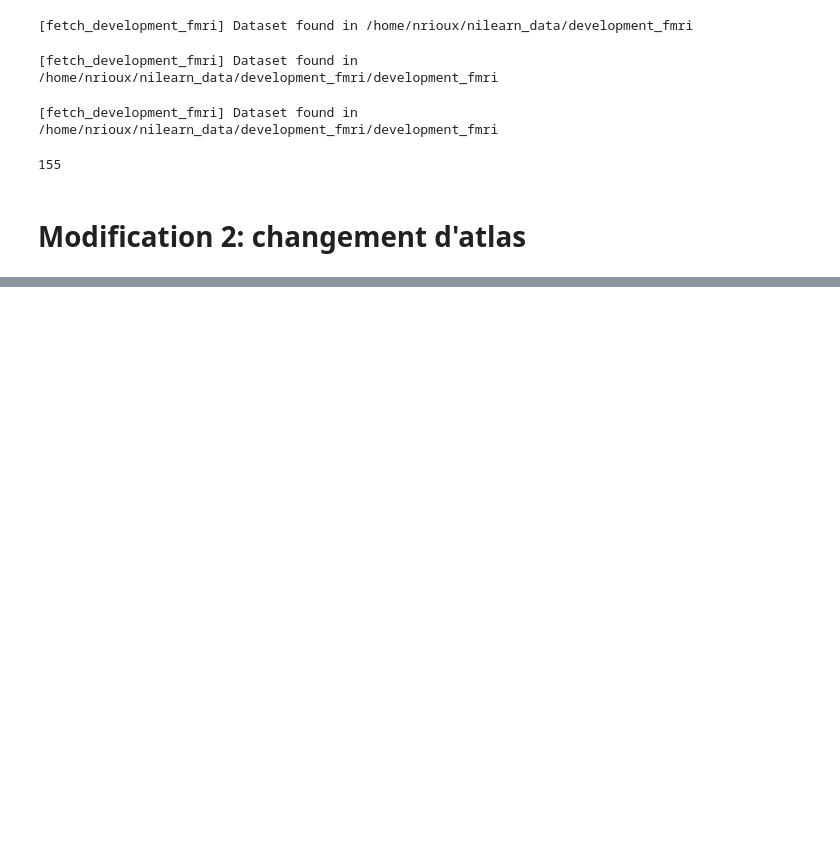
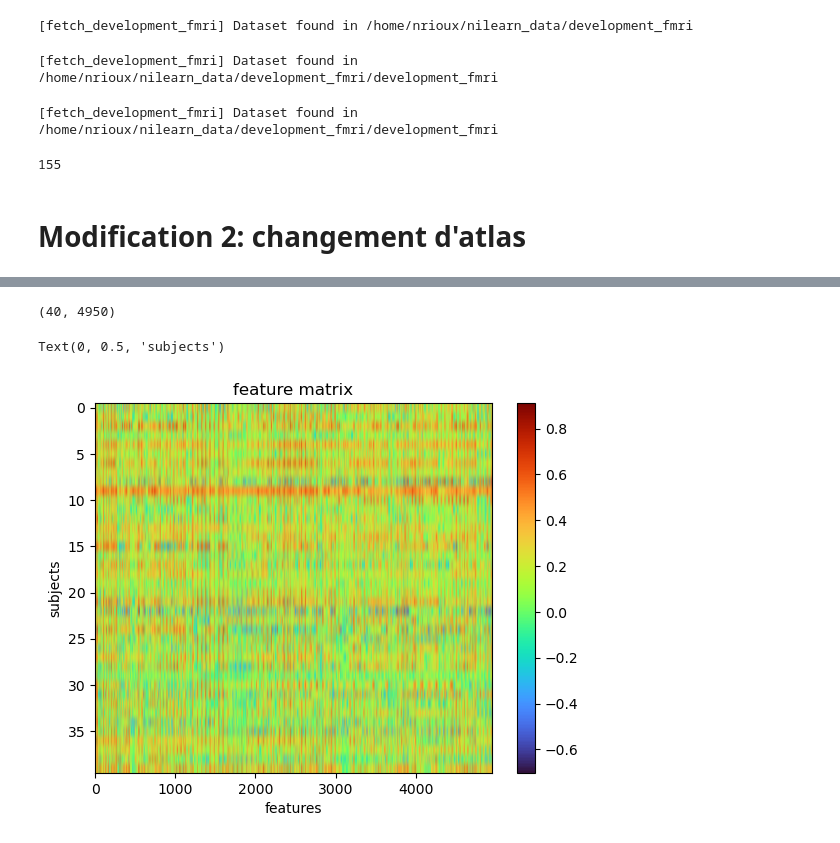
Before and after one commit to psy3019-6973-2026/Naomie_Unveiling_children_ToM_with_rsfmri, a Jupyter notebook: Rioux_recreation_ToM.ipynb, the cells around one changed output, grey strips where cells are left out. Cells and saved outputs as stored; diff of their text form; code cells hidden in the pictures; blank space fills up the shorter version.

Commit message:
Trop grand nombre de participants - réduction à  40 sujets

```diff
--- a/Rioux_recreation_ToM.ipynb
+++ b/Rioux_recreation_ToM.ipynb
@@ -93,7 +106,7 @@ len(data.func)
 # %%
 from nilearn import datasets
 
-parcellations = datasets.fetch_atlas_schaefer_2018()
+parcellations = datasets.fetch_atlas_schaefer_2018(n_rois=100)
 atlas_filename = parcellations.maps
 
 #masker = NiftiLabelsMasker(labels_img = atlas_filename,
@@ -108,4 +121,5 @@ masker = NiftiLabelsMasker(labels_img=atlas_filename,
 
 correlation_measure = ConnectivityMeasure(kind='correlation',
                       vectorize=True,
-                      discard_diagonal=True)
+                      discard_diagonal=True,
+                      standardize='zscore_sample')
@@ -112,16 +127,0 @@ correlation_measure = ConnectivityMeasure(kind='correlation',
-# %%
-# Create the correlation matrix for all children
-all_features = []
-
-for i,sub in enumerate(data.func):
-  if i > 32:
-    # Extract the timeseries from the ROIs in the atlas
-    time_series = masker.fit_transform(sub, confounds = data.confounds[i])
-    # Create a correlation matrix
-    correlation_matrix = correlation_measure.fit_transform([time_series])[0]
-    # Add to the list
-    all_features.append(correlation_matrix)
-    # Kepp track of the progress
-    print('finished %s of %s'%((i+1),len(data.func)))
-  else:
-    continue
@@ -131,0 +128,16 @@ X_features.shape
+# %%
+# Create the correlation matrix for all children
+all_features = []
+
+for i,sub in enumerate(data.func):
+  if i > 32 and i < 73:  # 40 enfants seulement (sujets 33 à 82)
+    # Extract the timeseries from the ROIs in the atlas
+    time_series = masker.fit_transform(sub, confounds = data.confounds[i])
+    # Create a correlation matrix
+    correlation_matrix = correlation_measure.fit_transform([time_series])[0]
+    # Add to the list
+    all_features.append(correlation_matrix)
+    # Kepp track of the progress
+    print('finished %s of %s'%((i+1),len(data.func)))
+  else:
+    continue
@@ -131,0 +162,15 @@ X_features.shape
+# %%
+# Create the X variables
+X_features = np.array(all_features)
+X_features.shape
+# %% [output]
+(40, 4950)
+# %%
+plt.imshow(X_features, aspect = 'auto', cmap="turbo")
+plt.colorbar()
+plt.title('feature matrix')
+plt.xlabel('features')
+plt.ylabel('subjects')
+# %% [output]
+Text(0, 0.5, 'subjects')
+[figure, added]
```
Also changed, not shown: parts of 5 cells of this notebook.
